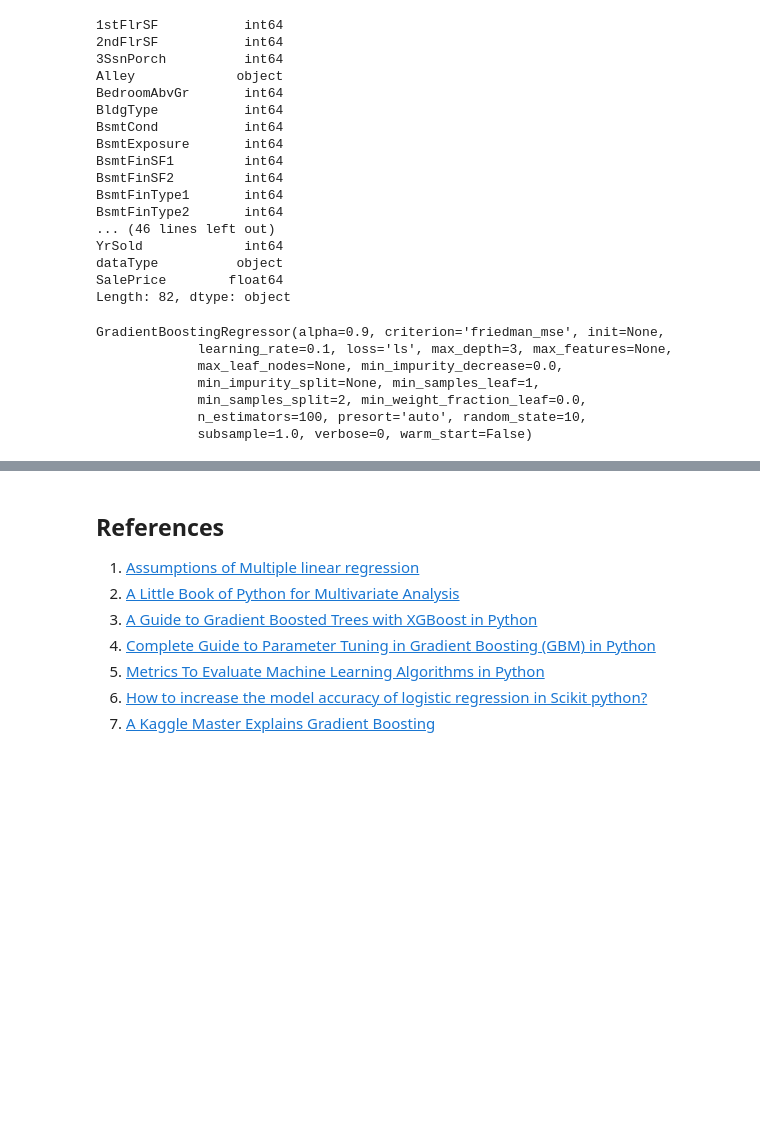
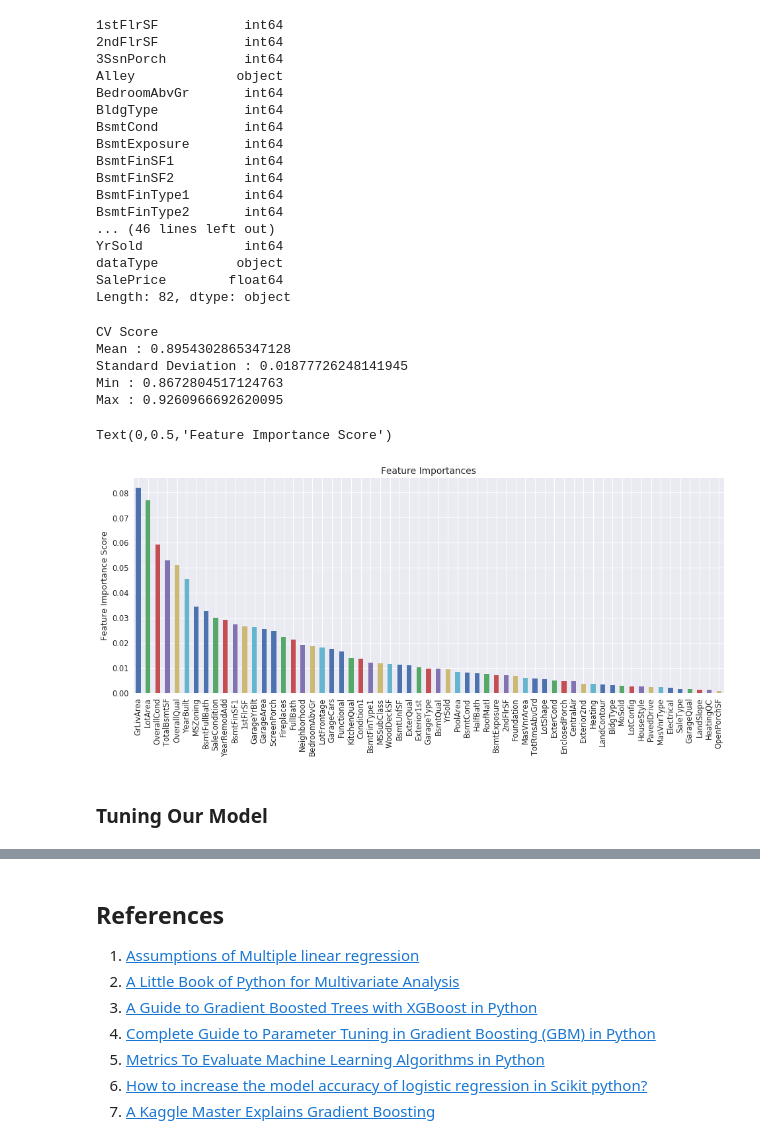
Before and after one commit to dralmostright/house-price-predict, a Jupyter notebook: house-price-predict.ipynb, the cells around one changed output, grey strips where cells are left out. Drawn from its saved outputs; the diff is of its cells as text; code cells hidden in the pictures; blank space fills up the shorter version.

```diff
--- a/house-price-predict.ipynb
+++ b/house-price-predict.ipynb
@@ -852,12 +852,3 @@ Length: 82, dtype: object
 from sklearn.ensemble import GradientBoostingRegressor
 gbm0 = GradientBoostingRegressor(random_state=10)
 #modelfit(gbm0, trainData, predictors)
-gbm0.fit(trainData[predictors], trainData['SalePrice'])
-# %% [output]
-GradientBoostingRegressor(alpha=0.9, criterion='friedman_mse', init=None,
-             learning_rate=0.1, loss='ls', max_depth=3, max_features=None,
-             max_leaf_nodes=None, min_impurity_decrease=0.0,
-             min_impurity_split=None, min_samples_leaf=1,
-             min_samples_split=2, min_weight_fraction_leaf=0.0,
-             n_estimators=100, presort='auto', random_state=10,
-             subsample=1.0, verbose=0, warm_start=False)
@@ -865,0 +855,32 @@ GradientBoostingRegressor(alpha=0.9, criterion='friedman_mse', init=None,
+# %%
+seed = 7
+kfold = KFold(n_splits=10, random_state=seed)
+scoring='r2'
+results = cross_val_score(gbm0, trainData[predictors], trainData['SalePrice'], cv=kfold, scoring=scoring)
+#print("R2:{} ({})".format(results.mean(), results.std()))
+#display(results)
+print("CV Score")
+print("Mean : {}".format(np.mean(results)))
+print("Standard Deviation : {}".format(np.std(results)))
+print("Min : {}".format(np.min(results)))
+print("Max : {}".format(np.max(results)))
+# %% [output]
+CV Score
+Mean : 0.8954302865347128
+Standard Deviation : 0.01877726248141945
+Min : 0.8672804517124763
+Max : 0.9260966692620095
+# %%
+#sns.residplot(trainData[predictors], trainData['SalePrice'], lowess=True, color="g")
+gbm0.fit(trainData[predictors], trainData['SalePrice'])
+feat_imp = pd.Series(gbm0.feature_importances_, predictors).sort_values(ascending=False)
+feat_imp = feat_imp[feat_imp > 0.0]
+plt.figure(figsize=(16,6))
+feat_imp.plot(kind='bar', title='Feature Importances')
+plt.ylabel('Feature Importance Score')
+#feat_imp[feat_imp > 0.0]
+# %% [output]
+Text(0,0.5,'Feature Importance Score')
+[figure, added]
+# %% [markdown]
+### Tuning Our Model
```
Also changed, not shown: parts of 9 cells of this notebook, 1 other file.
